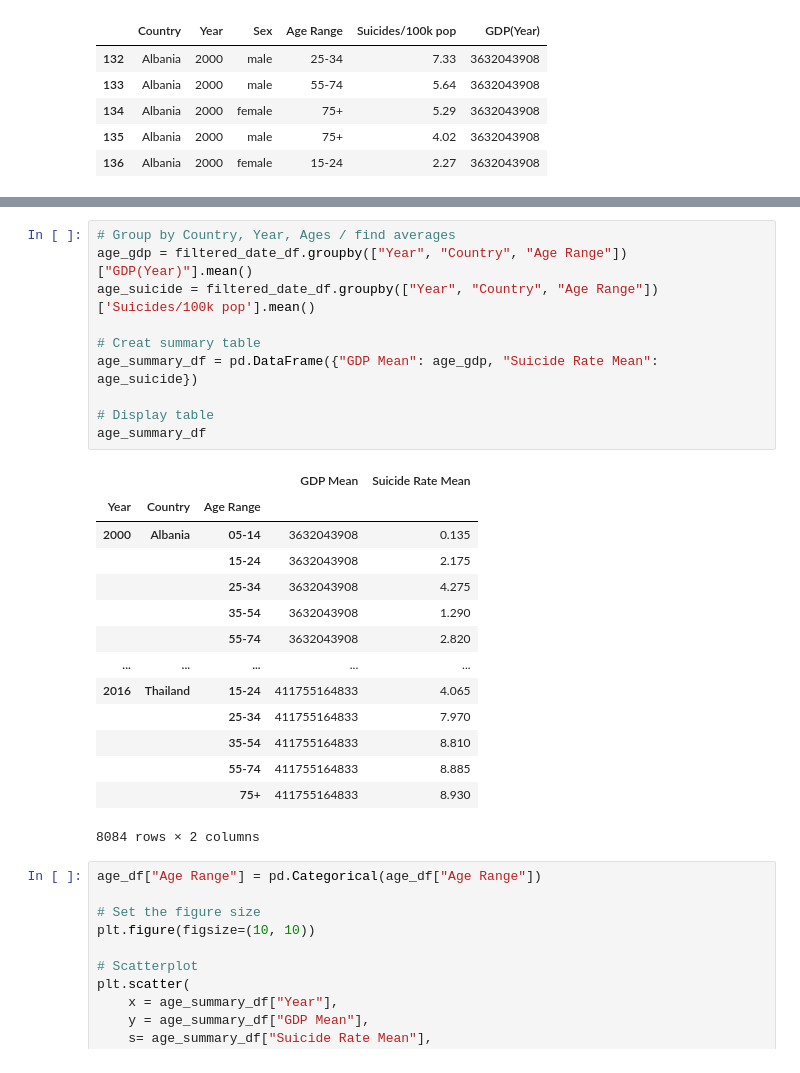
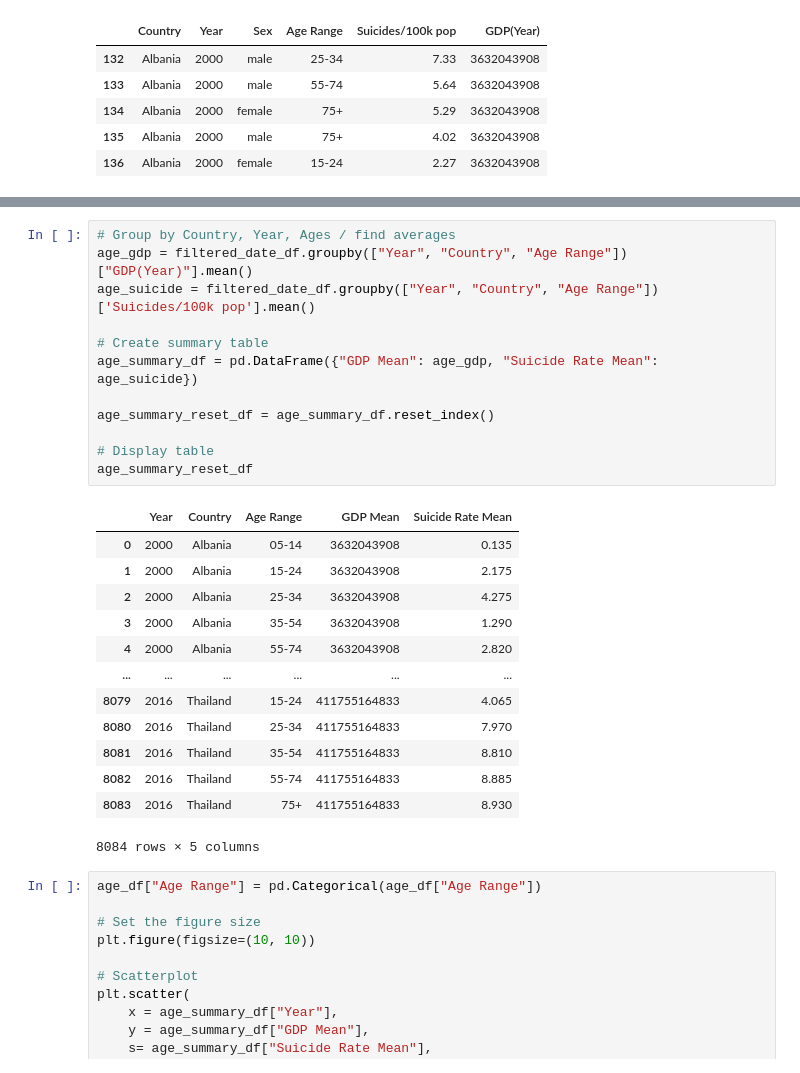
Before and after one commit to elysesulkey/Suicide-in-the-Americas-Data-Analysis, a Jupyter notebook: april12ESmatplot.ipynb, the cells around one changed output, grey strips where cells are left out. Cells and saved outputs as stored; diff of their text form.

Commit message:
index reset

```diff
--- a/april12ESmatplot.ipynb
+++ b/april12ESmatplot.ipynb
@@ -100,28 +102,29 @@ KeyError: 'Country'
 # %%
 # Group by Country, Year, Ages / find averages
 age_gdp = filtered_date_df.groupby(["Year", "Country", "Age Range"])["GDP(Year)"].mean()
 age_suicide = filtered_date_df.groupby(["Year", "Country", "Age Range"])['Suicides/100k pop'].mean()
 
-# Creat summary table
+# Create summary table
 age_summary_df = pd.DataFrame({"GDP Mean": age_gdp, "Suicide Rate Mean": age_suicide})
 
+age_summary_reset_df = age_summary_df.reset_index()
+
 # Display table
-age_summary_df
+age_summary_reset_df
 # %% [output]
-|  |  |  | GDP Mean | Suicide Rate Mean |
-| Year | Country | Age Range |  |  |
-| 2000 | Albania | 05-14 | 3632043908 | 0.135 |
-|  |  | 15-24 | 3632043908 | 2.175 |
-|  |  | 25-34 | 3632043908 | 4.275 |
-|  |  | 35-54 | 3632043908 | 1.290 |
-|  |  | 55-74 | 3632043908 | 2.820 |
-| ... | ... | ... | ... | ... |
-| 2016 | Thailand | 15-24 | 411755164833 | 4.065 |
-|  |  | 25-34 | 411755164833 | 7.970 |
-|  |  | 35-54 | 411755164833 | 8.810 |
-|  |  | 55-74 | 411755164833 | 8.885 |
-|  |  | 75+ | 411755164833 | 8.930 |
+|  | Year | Country | Age Range | GDP Mean | Suicide Rate Mean |
+| 0 | 2000 | Albania | 05-14 | 3632043908 | 0.135 |
+| 1 | 2000 | Albania | 15-24 | 3632043908 | 2.175 |
+| 2 | 2000 | Albania | 25-34 | 3632043908 | 4.275 |
+| 3 | 2000 | Albania | 35-54 | 3632043908 | 1.290 |
+| 4 | 2000 | Albania | 55-74 | 3632043908 | 2.820 |
+| ... | ... | ... | ... | ... | ... |
+| 8079 | 2016 | Thailand | 15-24 | 411755164833 | 4.065 |
+| 8080 | 2016 | Thailand | 25-34 | 411755164833 | 7.970 |
+| 8081 | 2016 | Thailand | 35-54 | 411755164833 | 8.810 |
+| 8082 | 2016 | Thailand | 55-74 | 411755164833 | 8.885 |
+| 8083 | 2016 | Thailand | 75+ | 411755164833 | 8.930 |
-8084 rows × 2 columns
+8084 rows × 5 columns
 # %%
 age_df["Age Range"] = pd.Categorical(age_df["Age Range"])
 
```
Also changed, not shown: parts of 2 cells of this notebook.
